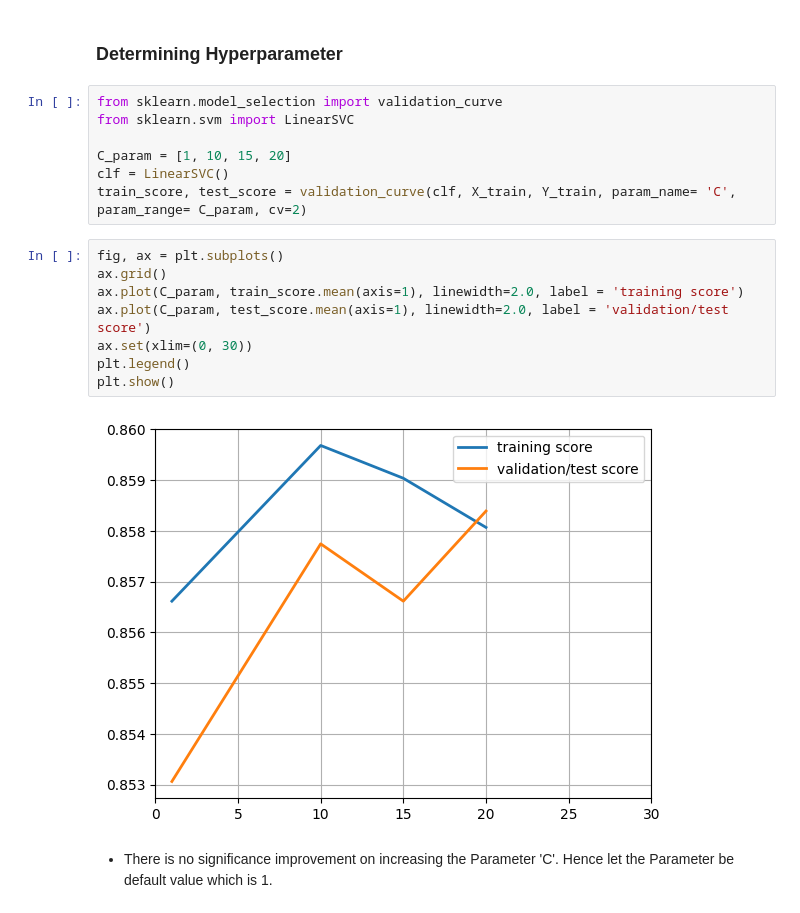
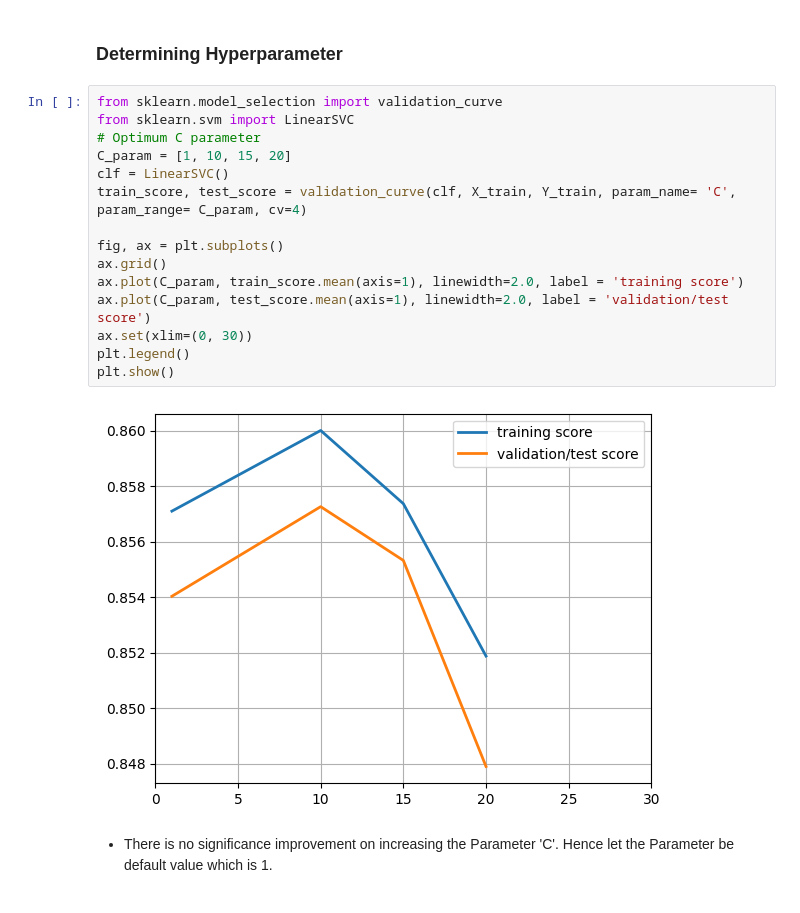
Before and after one commit to Harish-Projects/Bachelorarbeit, a Jupyter notebook: SVM_Multiclass.ipynb, the cells around one changed output. Cells and saved outputs as stored; diff of their text form.

```diff
--- a/SVM_Multiclass.ipynb
+++ b/SVM_Multiclass.ipynb
@@ -103,20 +105,20 @@ X_train, X_test, Y_train, Y_test = train_test_split(X, Y, test_size=0.8, random_
 # %%
 from sklearn.model_selection import validation_curve
 from sklearn.svm import LinearSVC
-
+# Optimum C parameter
 C_param = [1, 10, 15, 20]
 clf = LinearSVC()
-train_score, test_score = validation_curve(clf, X_train, Y_train, param_name= 'C', param_range= C_param, cv=2)
+train_score, test_score = validation_curve(clf, X_train, Y_train, param_name= 'C', param_range= C_param, cv=4)
+
+fig, ax = plt.subplots()
+ax.grid()
+ax.plot(C_param, train_score.mean(axis=1), linewidth=2.0, label = 'training score')
+ax.plot(C_param, test_score.mean(axis=1), linewidth=2.0, label = 'validation/test score')
+ax.set(xlim=(0, 30))
+plt.legend()
+plt.show()
+# %% [output]
+[figure, added]
-# %%
-fig, ax = plt.subplots()
-ax.grid()
-ax.plot(C_param, train_score.mean(axis=1), linewidth=2.0, label = 'training score')
-ax.plot(C_param, test_score.mean(axis=1), linewidth=2.0, label = 'validation/test score')
-ax.set(xlim=(0, 30))
-plt.legend()
-plt.show()
-# %% [output]
-[figure, removed]
 # %% [markdown]
 * There is no significance improvement on increasing the Parameter 'C'. Hence let the Parameter be default value which is 1.
 # %%
```
Also changed, not shown: parts of 25 cells of this notebook.
